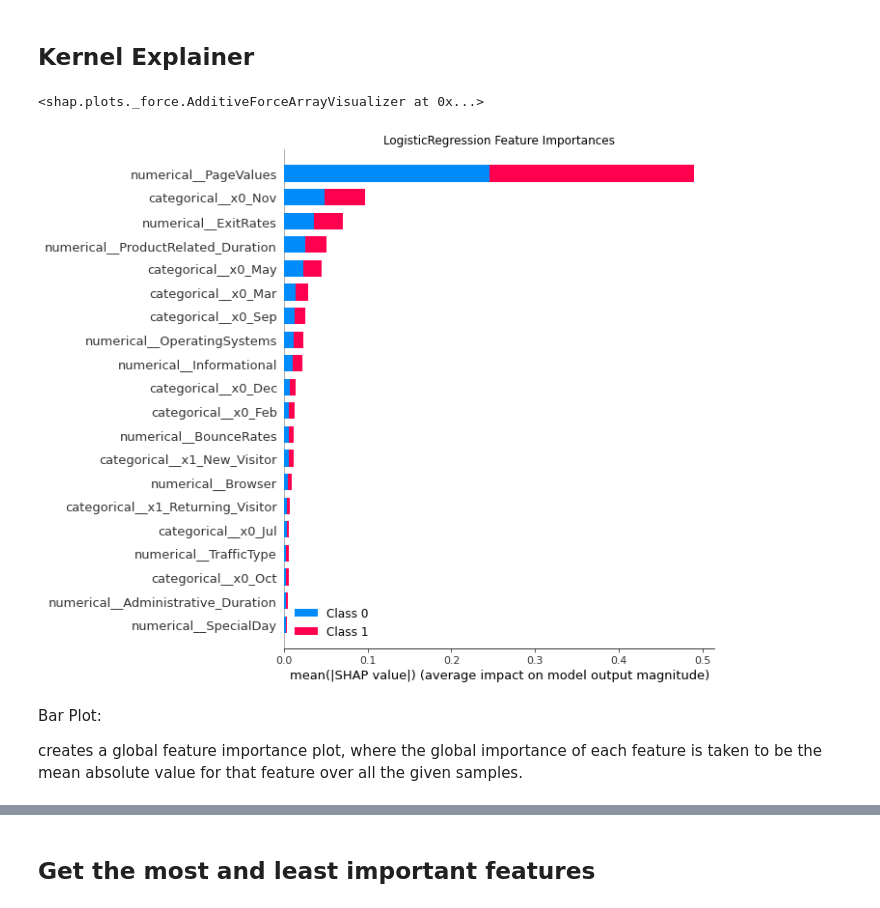
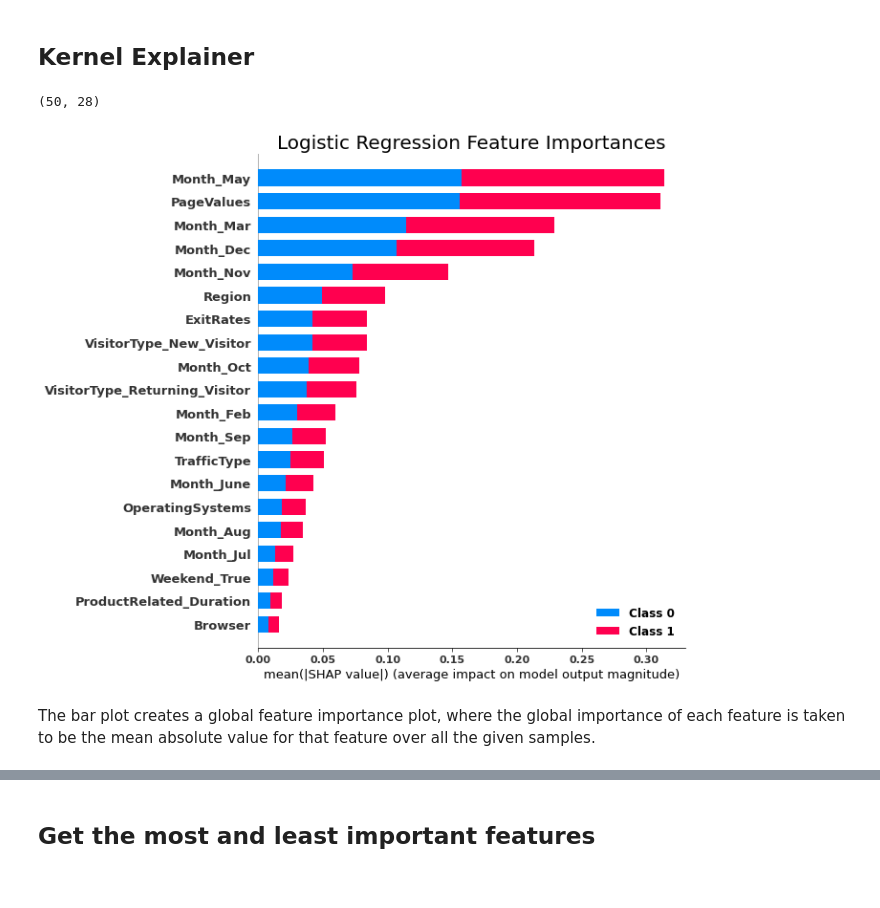
Before and after one commit to EricaXia/dsci_552_project, a Jupyter notebook: shap/notebooks/purchases_clf_LogReg.ipynb, the cells around one changed output, grey strips where cells are left out. Saved outputs shown, nothing was run; the diff lists cells and outputs as text; code cells hidden in the pictures.

Commit message:
update SHAP notebooks

```diff
--- a/shap/notebooks/purchases_clf_LogReg.ipynb
+++ b/shap/notebooks/purchases_clf_LogReg.ipynb
@@ -143,12 +125,12 @@ pprint.pprint(model.get_params())
 # specify parameters and distributions to sample from
 param_dist = {
     'penalty': ['none'],
-    # 'C': np.logspace(-4, 4, 20),
+    'max_iter': [50, 100, 200],
     'solver': ['newton-cg', 'lbfgs', 'sag', 'saga']
 }
 
 # Random search of parameters, using cross validation, use all cores
-model_rand = RandomizedSearchCV(estimator=model, param_distributions=param_dist, n_iter=100, cv=3, verbose=2, random_state=0, n_jobs=-1)
+model_rand = RandomizedSearchCV(estimator=model, param_distributions=param_dist, cv=5, verbose=2, random_state=0, n_jobs=-1)
 # %%
 # Fit the random search model
 model_rand.fit(X_train, y_train)
@@ -238,16 +228,27 @@ explainer = shap.KernelExplainer(model_best.predict_proba, X_train_sample)
 # compute SHAP values
 shap_values = explainer.shap_values(X_test_sample)
 # %%
-# Force Plot
-shap.force_plot(explainer.expected_value[0], shap_values[0], X_test_sample)
+# # Force Plot
+# shap.force_plot(explainer.expected_value[0], shap_values[0], X_test_sample)
-# %% [output]
-<shap.plots._force.AdditiveForceArrayVisualizer at 0x...>
+# %%
+# X_test_sample.head()
+# len(shap_values) ## 2
+shap_values[0].shape ## 50 obs and 28 features
+# %% [output]
+(50, 28)
 # %%
-plt.title(f"{model_name} Feature Importances")
+font = {'family' : 'sans-serif',
+        'weight' : 'bold',
+        'size'   : 24}
+plt.rc('font', **font)
+
+
+plt.rc('axes', titlesize=20)     # fontsize of the axes title
+plt.rc('axes', labelsize=20)    # fontsize of the x and y labels
+
+plt.title("Logistic Regression Feature Importances")
 shap.summary_plot(shap_values, (X_test_sample))
 # %% [output]
-[figure, old version]
+[figure, new version]
 # %% [markdown]
-Bar Plot:
-
-creates a global feature importance plot, where the global importance of each feature is taken to be the mean absolute value for that feature over all the given samples.
+The bar plot creates a global feature importance plot, where the global importance of each feature is taken to be the mean absolute value for that feature over all the given samples.
```
Also changed, not shown: parts of 29 cells of this notebook, 2 other files.
